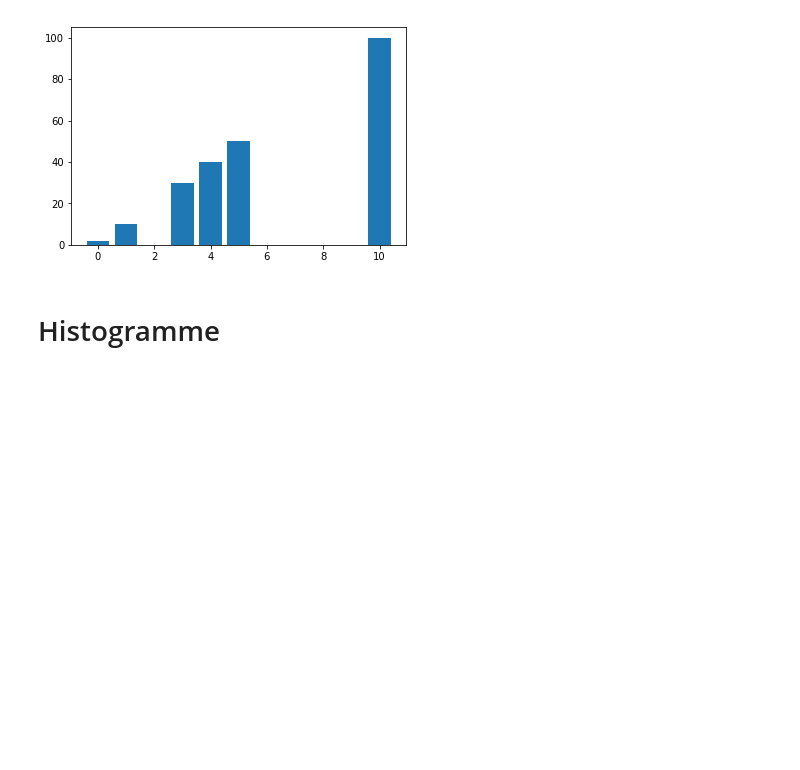
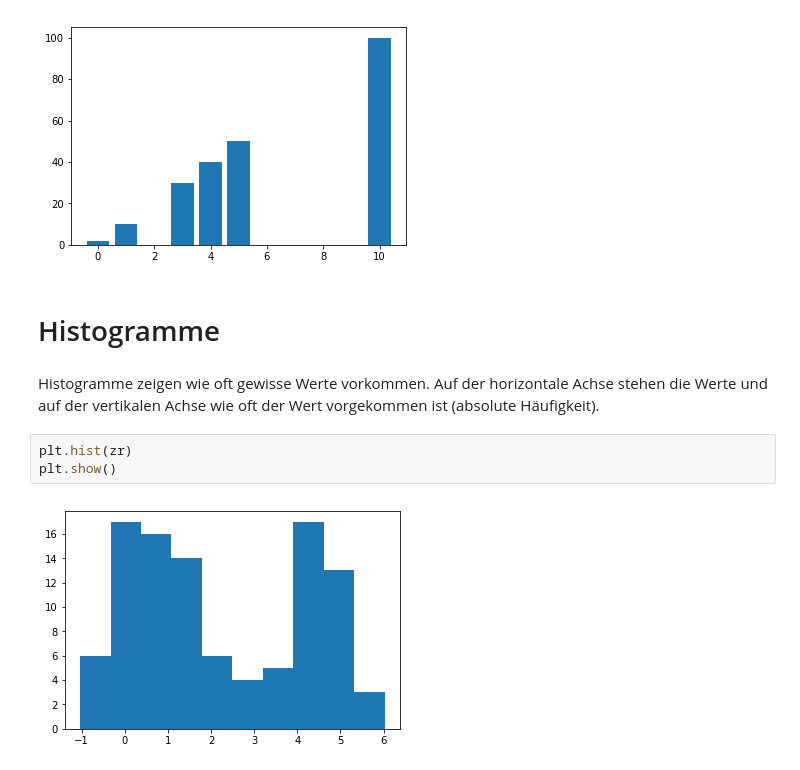
Before and after one commit to juebrauer/course_introduction_to_python, a Jupyter notebook: 07_matplotlib_grundlagen/matplotlib_grundlagen.ipynb, the cells around one changed output. Saved outputs shown, nothing was run; the diff lists cells and outputs as text; blank space fills up the shorter version.

Commit message:
Matplotlib intro: added a histogram plot example

```diff
--- a/07_matplotlib_grundlagen/matplotlib_grundlagen.ipynb
+++ b/07_matplotlib_grundlagen/matplotlib_grundlagen.ipynb
@@ -597,3 +597,10 @@ plt.show()
 [figure]
 # %% [markdown]
 # Histogramme
+# %% [markdown]
+Histogramme zeigen wie oft gewisse Werte vorkommen. Auf der horizontale Achse stehen die Werte und auf der vertikalen Achse wie oft der Wert vorgekommen ist (absolute Häufigkeit).
+# %%
+plt.hist(zr)
+plt.show()
+# %% [output]
+[figure, added]
```
Also changed, not shown: parts of 4 cells of this notebook.
